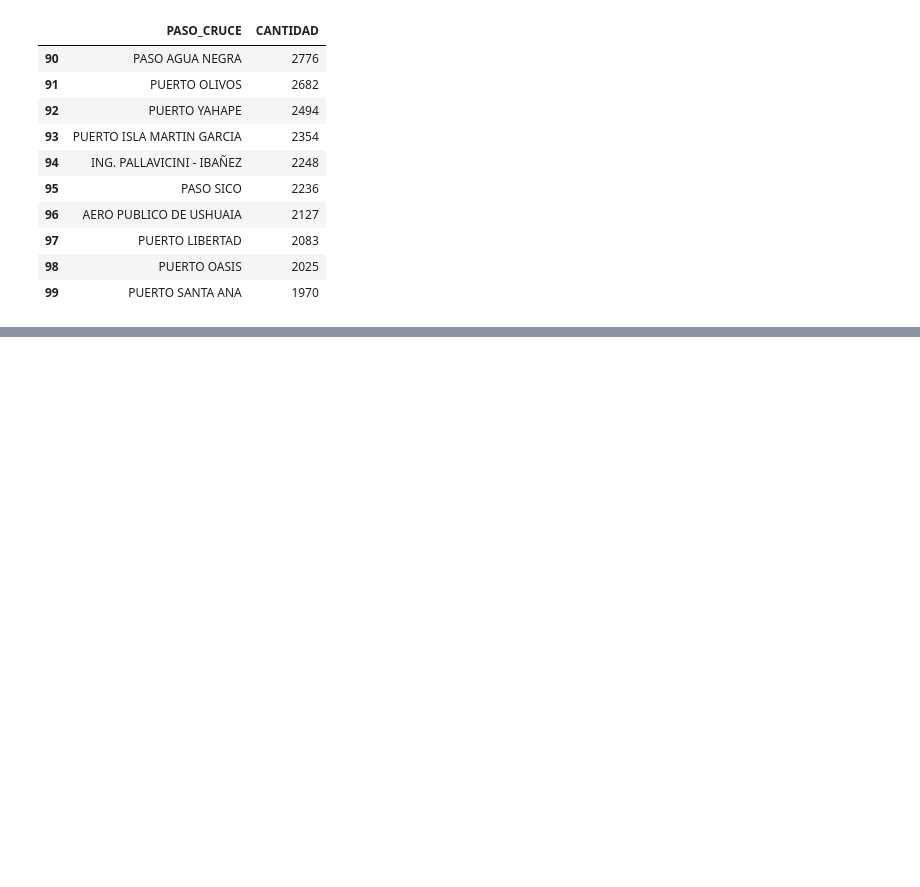
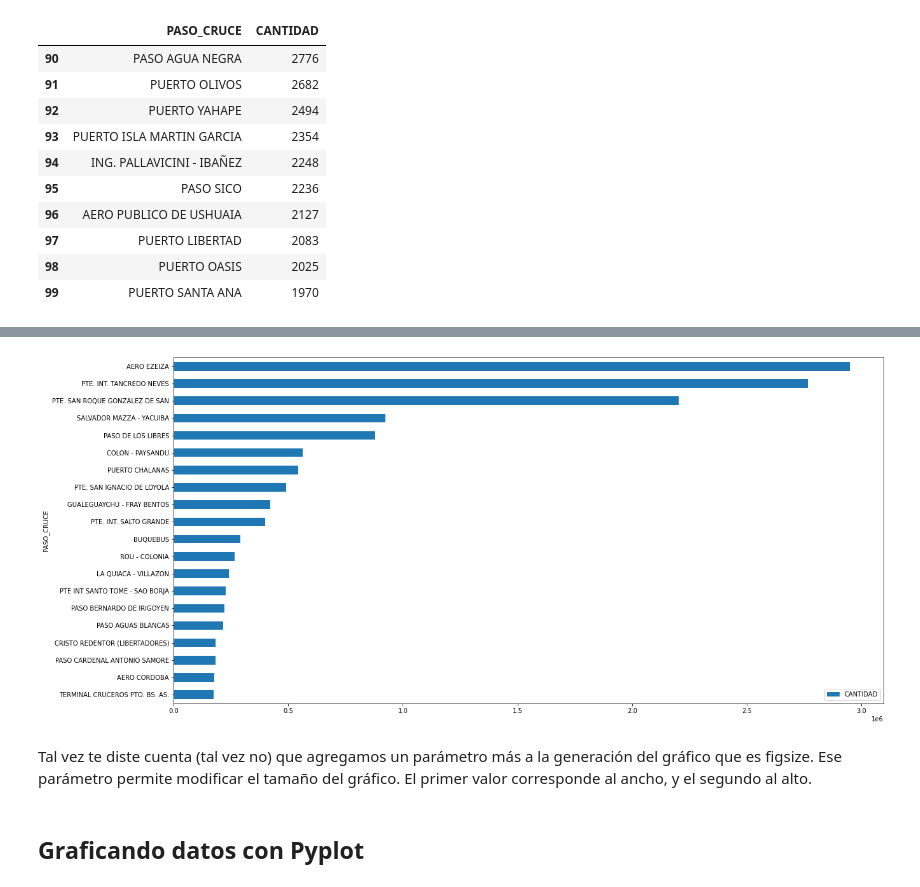
Before and after one commit to informaticaort/4to-bases-de-datos, a Jupyter notebook: DataScience Python/02_Análisis_y_Exploración_con_Pandas.ipynb, the cells around one changed output, grey strips where cells are left out. Cells and saved outputs as stored; diff of their text form; code cells hidden in the pictures; blank space fills up the shorter version.

```diff
--- a/DataScience Python/02_Análisis_y_Exploración_con_Pandas.ipynb
+++ b/DataScience Python/02_Análisis_y_Exploración_con_Pandas.ipynb
@@ -119,0 +266,9 @@ df.tail(10)
+# %%
+grafico = primeros_veinte.plot.barh("PASO_CRUCE","CANTIDAD",figsize=(20,10));
+grafico.invert_yaxis()
+# %% [output]
+[figure, added]
+# %% [markdown]
+Tal vez te diste cuenta (tal vez no) que agregamos un parámetro más a la generación del gráfico que es figsize. Ese parámetro permite modificar el tamaño del gráfico. El primer valor corresponde al ancho, y el segundo al alto.
+# %% [markdown]
+## Graficando datos con Pyplot
```
Also changed, not shown: parts of 47 cells of this notebook.
